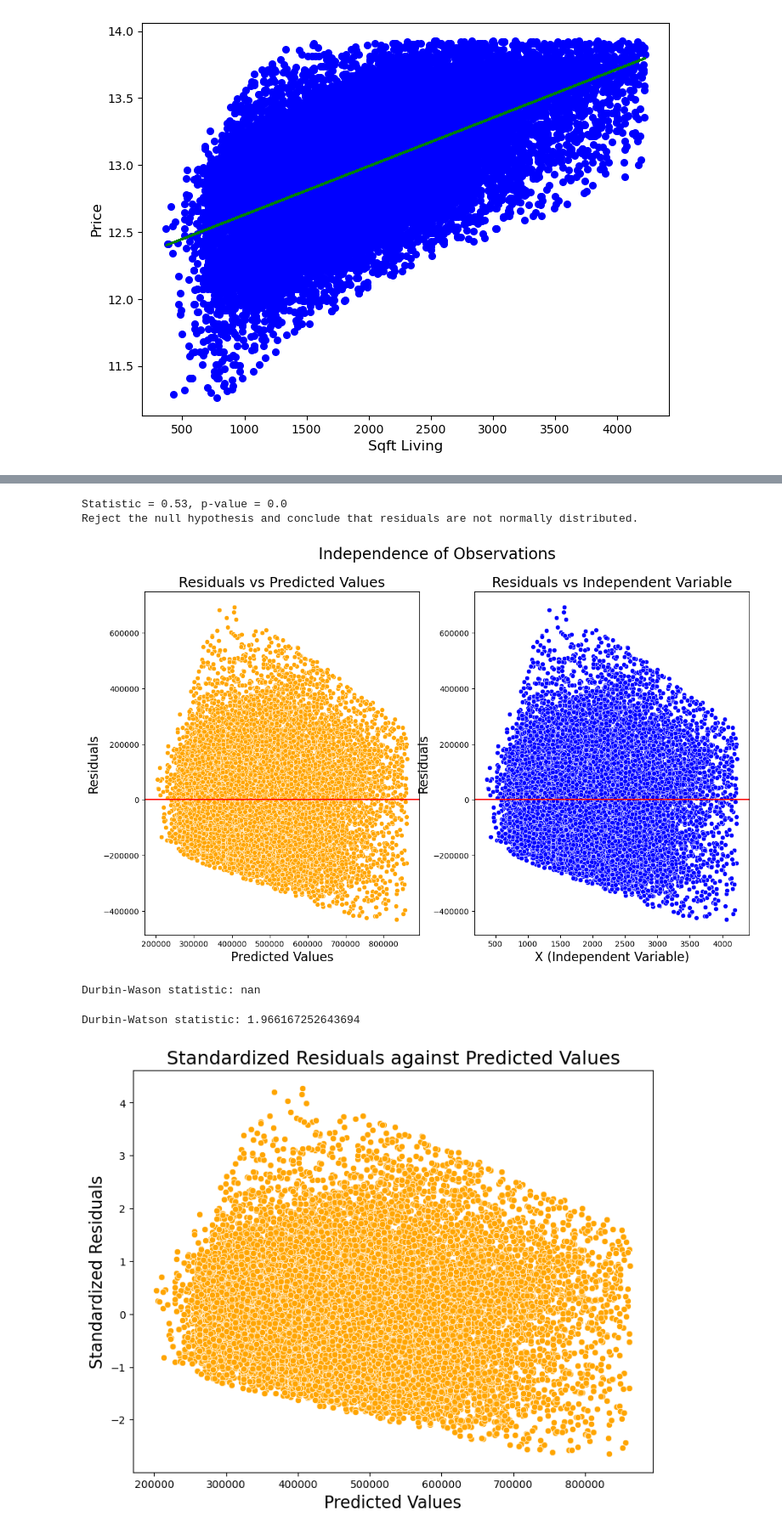
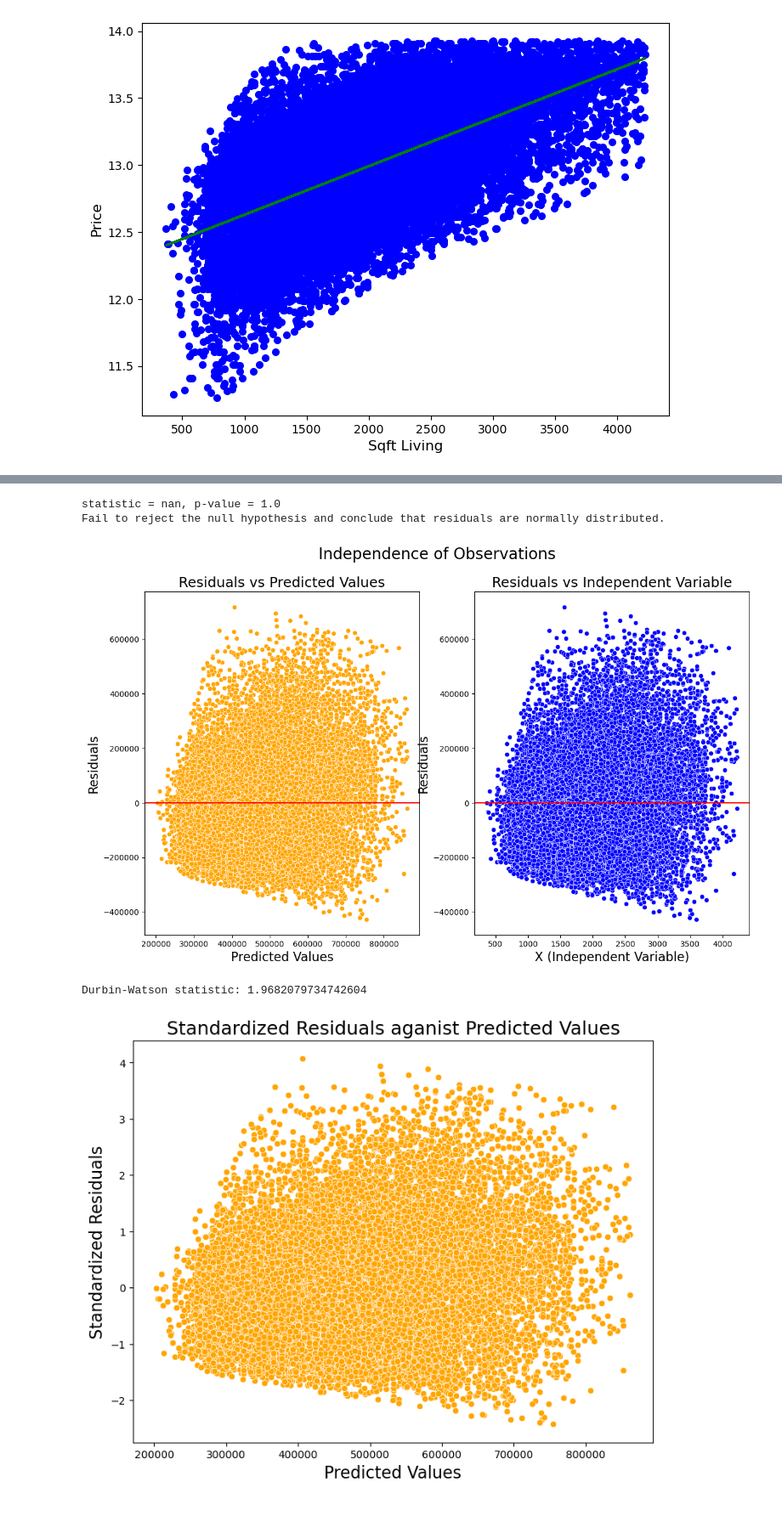
Before and after one commit to janju796/King-County-House-Analysis, a Jupyter notebook: index.ipynb, the cells around one changed output, grey strips where cells are left out. Shown at 85% size. Cells and saved outputs as stored; diff of their text form; code cells hidden in the pictures.

Commit message:
Third commit - Second model checks all assumptions

```diff
--- a/index.ipynb
+++ b/index.ipynb
@@ -209,18 +209,18 @@ import seaborn as sns
 from scipy import stats
 
 # Calculate the residuals for your linear regression model
-residuals = data["log_price"] - (intercept + slope * data["sqft_living"])
+data["residuals"] = data["price"] - (intercept + slope * data["sqft_above"])
 
 fig, ax = plt.subplots(nrows=1, ncols=2, figsize=(14, 8))
 
 # Histogram of residuals
-sns.histplot(residuals, stat='frequency', color="orange", kde=True, ax=ax[0])
+sns.histplot(data["residuals"], stat='frequency', color="orange", kde=True, ax=ax[0])
 ax[0].set_ylabel("Frequency", fontsize=16)
 ax[0].set_xlabel("Residuals", fontsize=16)
 ax[0].set_title("Distribution of Residuals", fontsize=18)
 
 # Q-Q plot of residuals
-stats.probplot(residuals, plot=ax[1])
+stats.probplot(data["residuals"], plot=ax[1])
 ax[1].set_ylabel("Observed Values", fontsize=16)
 ax[1].set_xlabel("Theoretical quantiles", fontsize=16)
 ax[1].set_title("Probability Plot", fontsize=18)
@@ -233,26 +233,15 @@ plt.show()
 # %%
-from scipy import stats
-
-# Remove missing values from residuals
-residuals_without_missing = data["residuals"].dropna()
-
-# Perform the Kolmogorov-Smirnov test on residuals without missing values
-stat, p = stats.kstest(residuals_without_missing, 'norm')
-
-# Print the test results
-print(f"Statistic = {np.round(stat, 3)}, p-value = {np.round(p, 3)}")
-
-# Set the significance level
+# using shapiro-wilk test
+stat, p = stats.shapiro(data["residuals"])
+print(f"statistic = {np.round(stat,3)}, p-value = {np.round(p,3)}")
 alpha = 0.05
-
-# Check the p-value against the significance level
 if p > alpha:
     print("Fail to reject the null hypothesis and conclude that residuals are normally distributed.")
 else:
     print("Reject the null hypothesis and conclude that residuals are not normally distributed.")
 # %% [output]
-Statistic = 0.53, p-value = 0.0
-Reject the null hypothesis and conclude that residuals are not normally distributed.
+statistic = nan, p-value = 1.0
+Fail to reject the null hypothesis and conclude that residuals are normally distributed.
 # %%
 fig, ax = plt.subplots(nrows=1, ncols=2, figsize=(14, 8))
 
@@ -274,13 +263,7 @@ fig.suptitle("Independence of Observations", fontsize=20)
 
 plt.show()
 # %% [output]
-[figure, old version]
+[figure, new version]
-# %%
-# performing durbin-watson test
-durbin_watson_statistic = sm.stats.stattools.durbin_watson(data["residuals"])
-print("Durbin-Wason statistic:", durbin_watson_statistic)
-# %% [output]
-Durbin-Wason statistic: nan
 # %%
 import statsmodels.api as sm
 
@@ -292,23 +275,23 @@ durbin_watson_statistic = sm.stats.stattools.durbin_watson(residuals_without_mis
 
 print("Durbin-Watson statistic:", durbin_watson_statistic)
 # %% [output]
-Durbin-Watson statistic: 1.966167252643694
+Durbin-Watson statistic: 1.9682079734742604
 # %%
-# Calculate the mean and standard deviation of residuals
+# calculate the mean and standard deviation of residuals
 residuals_mean = np.mean(data["residuals"])
-residuals_std = np.std(data["residuals"], ddof=1)  # ddof=1 computes the unbiased sample standard deviation
+residuals_std = np.std(data["residuals"], ddof=1) # ddof = 1 compute the unbiased sample standard deviation
 
-# Calculate the standardized residuals
+# calculate the standardized residuals
 data["std_resid"] = data["residuals"] / residuals_std
 
-# Visualize
-fig, ax = plt.subplots(figsize=(9, 7))
+# visualize
+fig, ax = plt.subplots(figsize=(9,7))
 
 sns.scatterplot(x=data["Predicted"], y=data["std_resid"], color="orange", ax=ax)
 ax.set_ylabel("Standardized Residuals", fontsize=16)
 ax.set_xlabel("Predicted Values", fontsize=16)
-ax.set_title("Standardized Residuals against Predicted Values", fontsize=18)
+ax.set_title("Standardized Residuals aganist Predicted Values", fontsize=18)
 
 plt.show()
 # %% [output]
-[figure, old version]
+[figure, new version]
```
Also changed, not shown: parts of 1 cell of this notebook.
